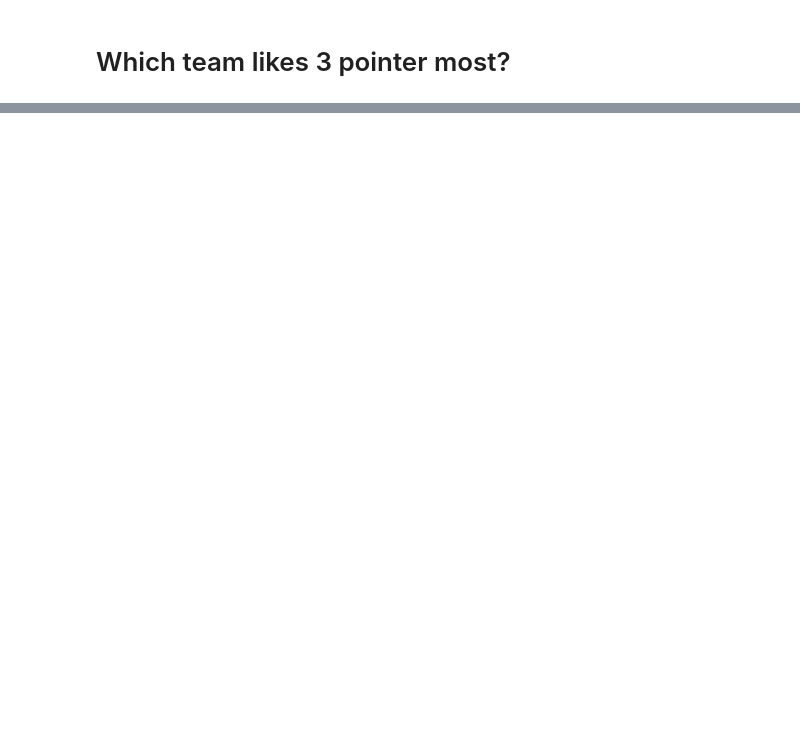
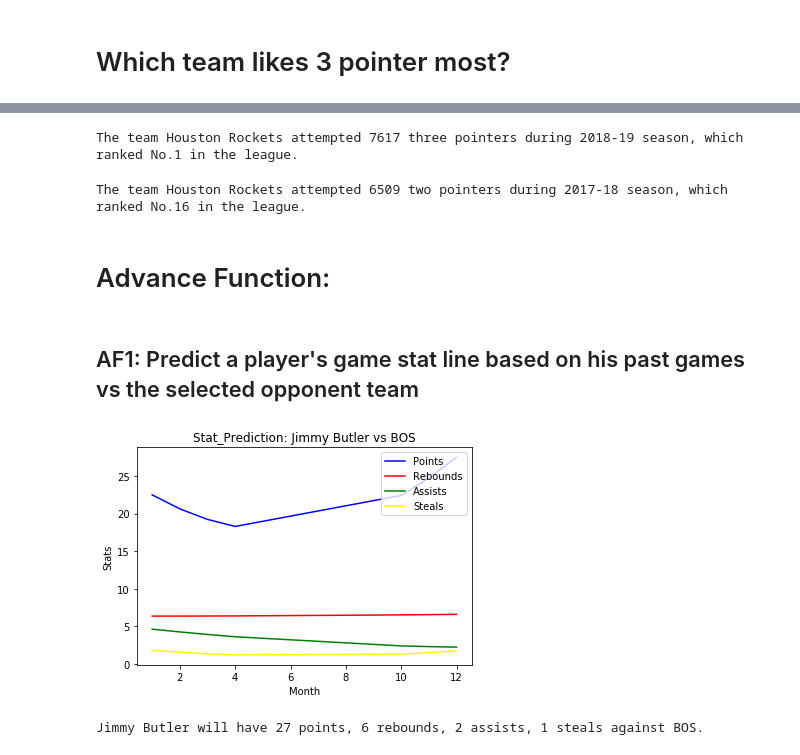
Before and after one commit to denniszhao97/NBA_DataBase_WebApplication, a Jupyter notebook: CS411_BackEnd.ipynb, the cells around one changed output, grey strips where cells are left out. Saved outputs shown, nothing was run; the diff lists cells and outputs as text; code cells hidden in the pictures; blank space fills up the shorter version.

```diff
--- a/CS411_BackEnd.ipynb
+++ b/CS411_BackEnd.ipynb
@@ -299,0 +394,12 @@ The team Golden State Warriors attempted 2791 three pointers during regular seas
+# %%
+find_team_3PTA_ranking("HOU",'2018-19')
+# %% [output]
+The team Houston Rockets attempted 7617 three pointers during 2018-19 season, which ranked No.1 in the league.
+# %%
+find_team_2PTA_ranking("HOU",'2017-18')
+# %% [output]
+The team Houston Rockets attempted 6509 two pointers during 2017-18 season, which ranked No.16 in the league.
+# %% [markdown]
+# Advance Function:
+# %% [markdown]
+## AF1: Predict a player's game stat line based on his past games vs the selected opponent team
@@ -299,0 +550,6 @@ The team Golden State Warriors attempted 2791 three pointers during regular seas
+# %%
+# Predict Player's game stat by Opponent Team and game month.
+stat_predictor("Jimmy Butler", "BOS", 12)
+# %% [output]
+[figure, added]
+Jimmy Butler will have 27 points, 6 rebounds, 2 assists, 1 steals against BOS.
```
Also changed, not shown: parts of 28 cells of this notebook.
